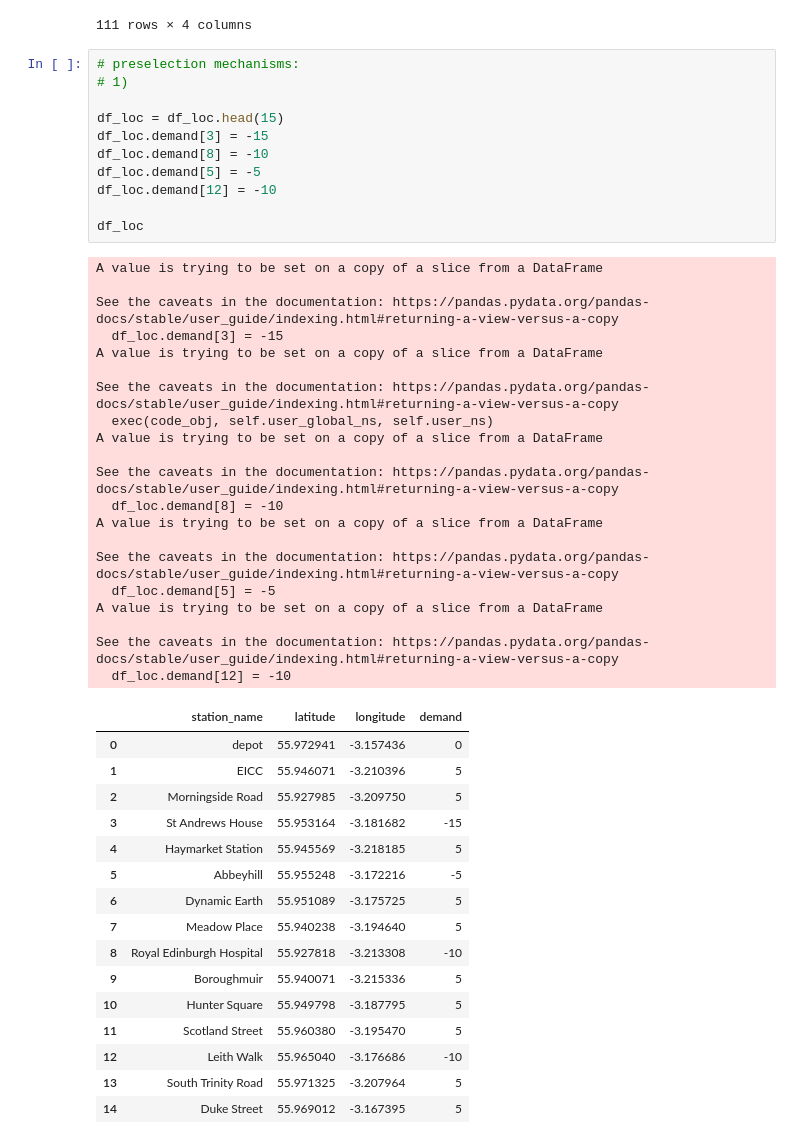
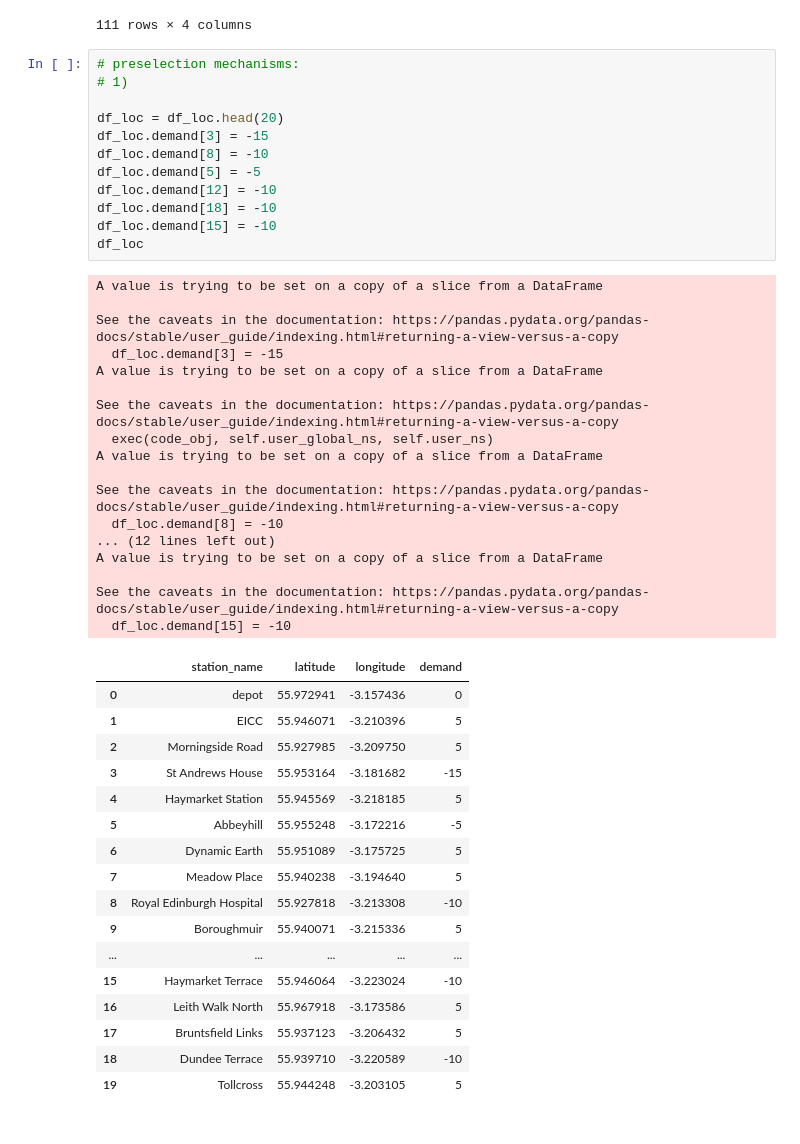
Before and after one commit to NikolasHe/MMCS_Project, a Jupyter notebook: optimization model.ipynb, the cells around one changed output. Cells and saved outputs as stored; diff of their text form.

```diff
--- a/optimization model.ipynb
+++ b/optimization model.ipynb
@@ -57,50 +57,49 @@ df_loc
 # preselection mechanisms:
 # 1)
 
-df_loc = df_loc.head(15)
+df_loc = df_loc.head(20)
 df_loc.demand[3] = -15
 df_loc.demand[8] = -10
 df_loc.demand[5] = -5
 df_loc.demand[12] = -10
-
+df_loc.demand[18] = -10
+df_loc.demand[15] = -10
 df_loc
 # %% [output]
 A value is trying to be set on a copy of a slice from a DataFrame
 
 See the caveats in the documentation: https://pandas.pydata.org/pandas-docs/stable/user_guide/indexing.html#returning-a-view-versus-a-copy
   df_loc.demand[3] = -15
 A value is trying to be set on a copy of a slice from a DataFrame
 
 See the caveats in the documentation: https://pandas.pydata.org/pandas-docs/stable/user_guide/indexing.html#returning-a-view-versus-a-copy
   exec(code_obj, self.user_global_ns, self.user_ns)
 A value is trying to be set on a copy of a slice from a DataFrame
 
 See the caveats in the documentation: https://pandas.pydata.org/pandas-docs/stable/user_guide/indexing.html#returning-a-view-versus-a-copy
   df_loc.demand[8] = -10
+... (12 lines left out)
 A value is trying to be set on a copy of a slice from a DataFrame
 
 See the caveats in the documentation: https://pandas.pydata.org/pandas-docs/stable/user_guide/indexing.html#returning-a-view-versus-a-copy
-  df_loc.demand[5] = -5
-A value is trying to be set on a copy of a slice from a DataFrame
-
-See the caveats in the documentation: https://pandas.pydata.org/pandas-docs/stable/user_guide/indexing.html#returning-a-view-versus-a-copy
-  df_loc.demand[12] = -10
+  df_loc.demand[15] = -10
 |  | station_name | latitude | longitude | demand |
 | 0 | depot | 55.972941 | -3.157436 | 0 |
 | 1 | EICC | 55.946071 | -3.210396 | 5 |
 | 2 | Morningside Road | 55.927985 | -3.209750 | 5 |
 | 3 | St Andrews House | 55.953164 | -3.181682 | -15 |
 | 4 | Haymarket Station | 55.945569 | -3.218185 | 5 |
 | 5 | Abbeyhill | 55.955248 | -3.172216 | -5 |
 | 6 | Dynamic Earth | 55.951089 | -3.175725 | 5 |
 | 7 | Meadow Place | 55.940238 | -3.194640 | 5 |
 | 8 | Royal Edinburgh Hospital | 55.927818 | -3.213308 | -10 |
 | 9 | Boroughmuir | 55.940071 | -3.215336 | 5 |
-| 10 | Hunter Square | 55.949798 | -3.187795 | 5 |
-| 11 | Scotland Street | 55.960380 | -3.195470 | 5 |
-| 12 | Leith Walk | 55.965040 | -3.176686 | -10 |
-| 13 | South Trinity Road | 55.971325 | -3.207964 | 5 |
-| 14 | Duke Street | 55.969012 | -3.167395 | 5 |
+| ... | ... | ... | ... | ... |
+| 15 | Haymarket Terrace | 55.946064 | -3.223024 | -10 |
+| 16 | Leith Walk North | 55.967918 | -3.173586 | 5 |
+| 17 | Bruntsfield Links | 55.937123 | -3.206432 | 5 |
+| 18 | Dundee Terrace | 55.939710 | -3.220589 | -10 |
+| 19 | Tollcross | 55.944248 | -3.203105 | 5 |
 # %%
 
 df_dist = pd.DataFrame(columns = ['station_1', 'station_2', 'distance'])
```
Also changed, not shown: parts of 4 cells of this notebook.
